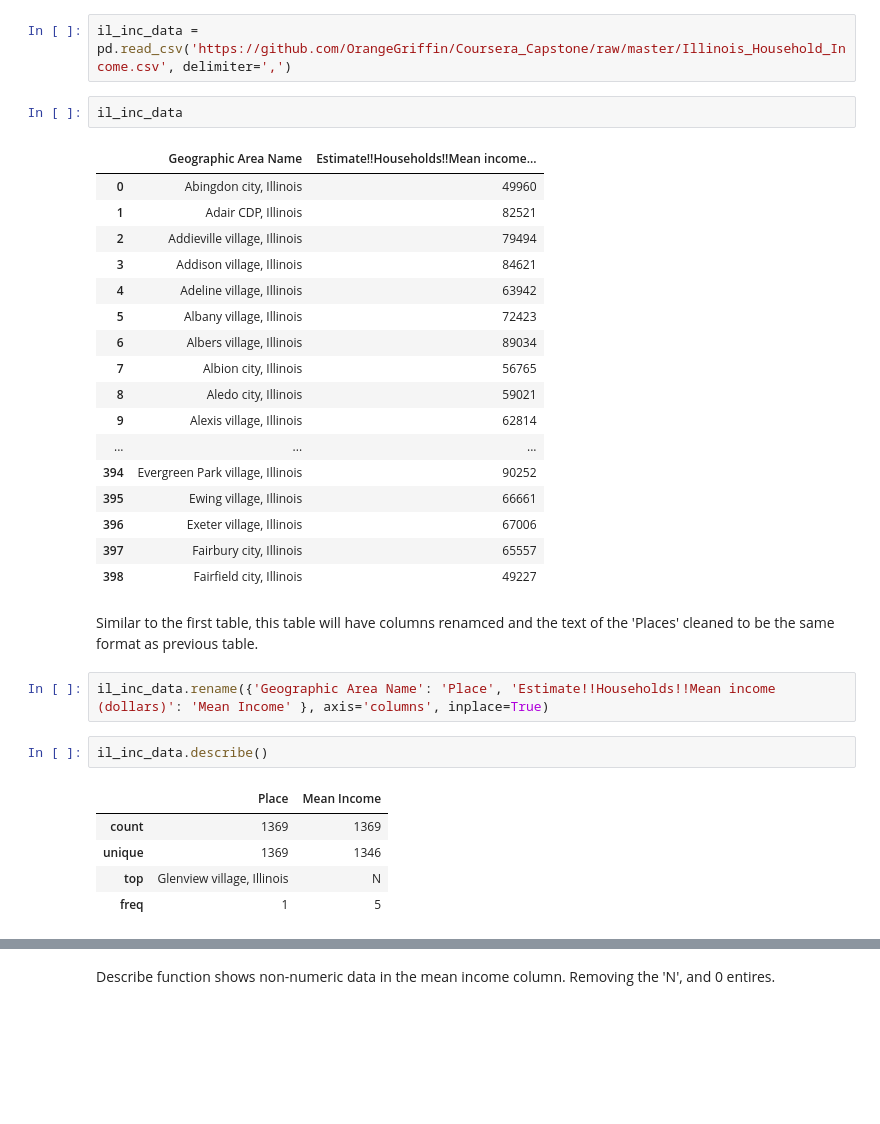
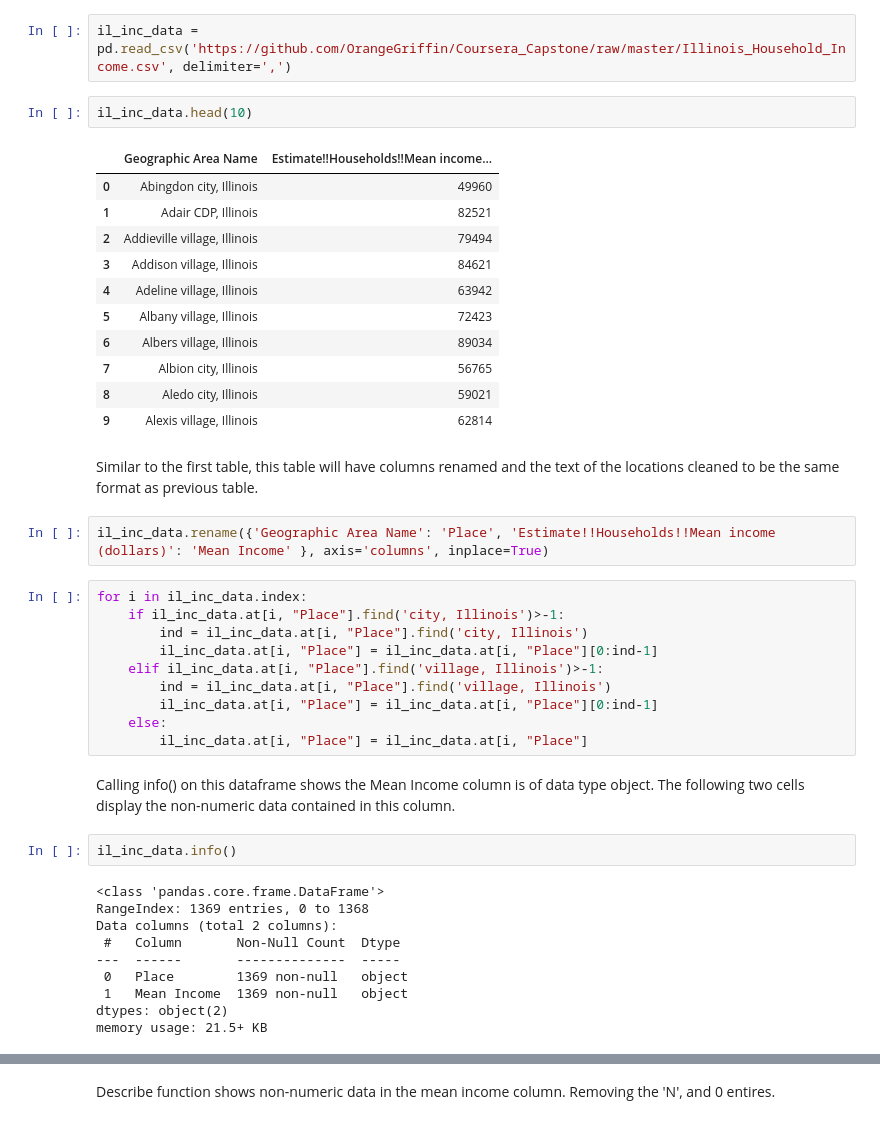
Before and after one commit to OrangeGriffin/Coursera_Capstone, a Jupyter notebook: ChicagoAreaBakery.ipynb, the cells around one changed output, grey strips where cells are left out. Cells and saved outputs as stored; diff of their text form; blank space fills up the shorter version.

```diff
--- a/ChicagoAreaBakery.ipynb
+++ b/ChicagoAreaBakery.ipynb
@@ -131,34 +119,44 @@ Obtained Illinois household income data from the United States Census Bureau. Da
 # %%
 il_inc_data = pd.read_csv('https://github.com/OrangeGriffin/Coursera_Capstone/raw/master/Illinois_Household_Income.csv', delimiter=',')
 # %%
-il_inc_data
+il_inc_data.head(10)
 # %% [output]
 |  | Geographic Area Name | Estimate!!Households!!Mean income... |
 | 0 | Abingdon city, Illinois | 49960 |
 | 1 | Adair CDP, Illinois | 82521 |
 | 2 | Addieville village, Illinois | 79494 |
 | 3 | Addison village, Illinois | 84621 |
 | 4 | Adeline village, Illinois | 63942 |
 | 5 | Albany village, Illinois | 72423 |
 | 6 | Albers village, Illinois | 89034 |
 | 7 | Albion city, Illinois | 56765 |
 | 8 | Aledo city, Illinois | 59021 |
 | 9 | Alexis village, Illinois | 62814 |
-| ... | ... | ... |
-| 394 | Evergreen Park village, Illinois | 90252 |
-| 395 | Ewing village, Illinois | 66661 |
-| 396 | Exeter village, Illinois | 67006 |
-| 397 | Fairbury city, Illinois | 65557 |
-| 398 | Fairfield city, Illinois | 49227 |
 # %% [markdown]
-Similar to the first table, this table will have columns renamced and the text of the 'Places' cleaned to be the same format as previous table.
+Similar to the first table, this table will have columns renamed and the text of the locations cleaned to be the same format as previous table.
 # %%
 il_inc_data.rename({'Geographic Area Name': 'Place', 'Estimate!!Households!!Mean income (dollars)': 'Mean Income' }, axis='columns', inplace=True)
+# %%
+for i in il_inc_data.index:
+    if il_inc_data.at[i, "Place"].find('city, Illinois')>-1:
+        ind = il_inc_data.at[i, "Place"].find('city, Illinois')
+        il_inc_data.at[i, "Place"] = il_inc_data.at[i, "Place"][0:ind-1]
+    elif il_inc_data.at[i, "Place"].find('village, Illinois')>-1:
+        ind = il_inc_data.at[i, "Place"].find('village, Illinois')
+        il_inc_data.at[i, "Place"] = il_inc_data.at[i, "Place"][0:ind-1]
+    else:
+        il_inc_data.at[i, "Place"] = il_inc_data.at[i, "Place"]
+# %% [markdown]
+Calling info() on this dataframe shows the Mean Income column is of data type object. The following two cells display the non-numeric data contained in this column.
 # %%
-il_inc_data.describe()
+il_inc_data.info()
 # %% [output]
-|  | Place | Mean Income |
-| count | 1369 | 1369 |
-| unique | 1369 | 1346 |
-| top | Glenview village, Illinois | N |
-| freq | 1 | 5 |
+<class 'pandas.core.frame.DataFrame'>
+RangeIndex: 1369 entries, 0 to 1368
+Data columns (total 2 columns):
+ #   Column       Non-Null Count  Dtype
+---  ------       --------------  -----
+ 0   Place        1369 non-null   object
+ 1   Mean Income  1369 non-null   object
+dtypes: object(2)
+memory usage: 21.5+ KB
```
Also changed, not shown: parts of 66 cells of this notebook.
